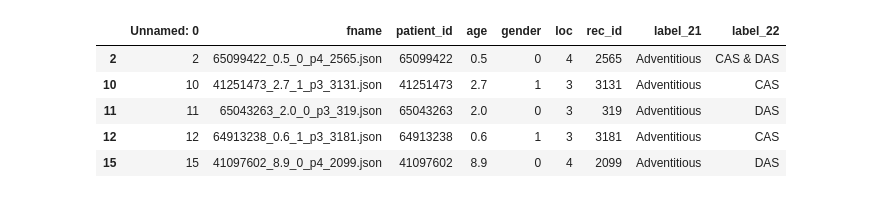
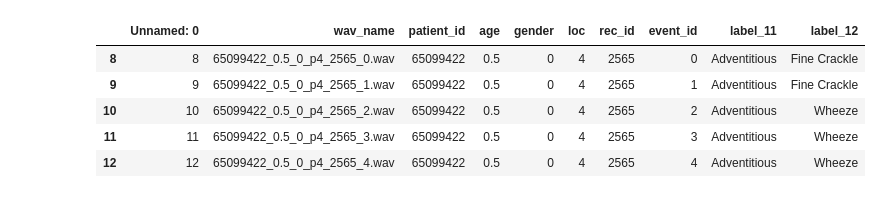
Before and after one commit to chenzizhao/biocas-challenge-22, a Jupyter notebook: data/SPRSound/explore_json.ipynb, the cells around one changed output. Saved outputs shown, nothing was run; the diff lists cells and outputs as text; code cells hidden in the pictures.

```diff
--- a/data/SPRSound/explore_json.ipynb
+++ b/data/SPRSound/explore_json.ipynb
@@ -7,7 +7,7 @@ import seaborn as sns
 # sns.set_context('notebook')
 sns.set_theme(style="ticks", color_codes=True)
 # %%
-df = pd.read_csv('processed/rec_info.csv')
+df = pd.read_csv('task1.csv')
 # %%
 df.iloc[0]
 # %% [output]
@@ -23,11 +24,11 @@ label_22                           Normal
 Name: 0, dtype: object
 # %%
-df.loc[df['label_21'] != 'Normal'].head()
+df.loc[df['label_11'] != 'Normal'].head()
 # %% [output]
-|  | Unnamed: 0 | fname | patient_id | age | gender | loc | rec_id | label_21 | label_22 |
-| 2 | 2 | 65099422_0.5_0_p4_2565.json | 65099422 | 0.5 | 0 | 4 | 2565 | Adventitious | CAS & DAS |
-| 10 | 10 | 41251473_2.7_1_p3_3131.json | 41251473 | 2.7 | 1 | 3 | 3131 | Adventitious | CAS |
-| 11 | 11 | 65043263_2.0_0_p3_319.json | 65043263 | 2.0 | 0 | 3 | 319 | Adventitious | DAS |
-| 12 | 12 | 64913238_0.6_1_p3_3181.json | 64913238 | 0.6 | 1 | 3 | 3181 | Adventitious | CAS |
-| 15 | 15 | 41097602_8.9_0_p4_2099.json | 41097602 | 8.9 | 0 | 4 | 2099 | Adventitious | DAS |
+|  | Unnamed: 0 | wav_name | patient_id | age | gender | loc | rec_id | event_id | label_11 | label_12 |
+| 8 | 8 | 65099422_0.5_0_p4_2565_0.wav | 65099422 | 0.5 | 0 | 4 | 2565 | 0 | Adventitious | Fine Crackle |
+| 9 | 9 | 65099422_0.5_0_p4_2565_1.wav | 65099422 | 0.5 | 0 | 4 | 2565 | 1 | Adventitious | Fine Crackle |
+| 10 | 10 | 65099422_0.5_0_p4_2565_2.wav | 65099422 | 0.5 | 0 | 4 | 2565 | 2 | Adventitious | Wheeze |
+| 11 | 11 | 65099422_0.5_0_p4_2565_3.wav | 65099422 | 0.5 | 0 | 4 | 2565 | 3 | Adventitious | Wheeze |
+| 12 | 12 | 65099422_0.5_0_p4_2565_4.wav | 65099422 | 0.5 | 0 | 4 | 2565 | 4 | Adventitious | Wheeze |
 # %%
```
Also changed, not shown: parts of 3 cells of this notebook, 1 other file.
